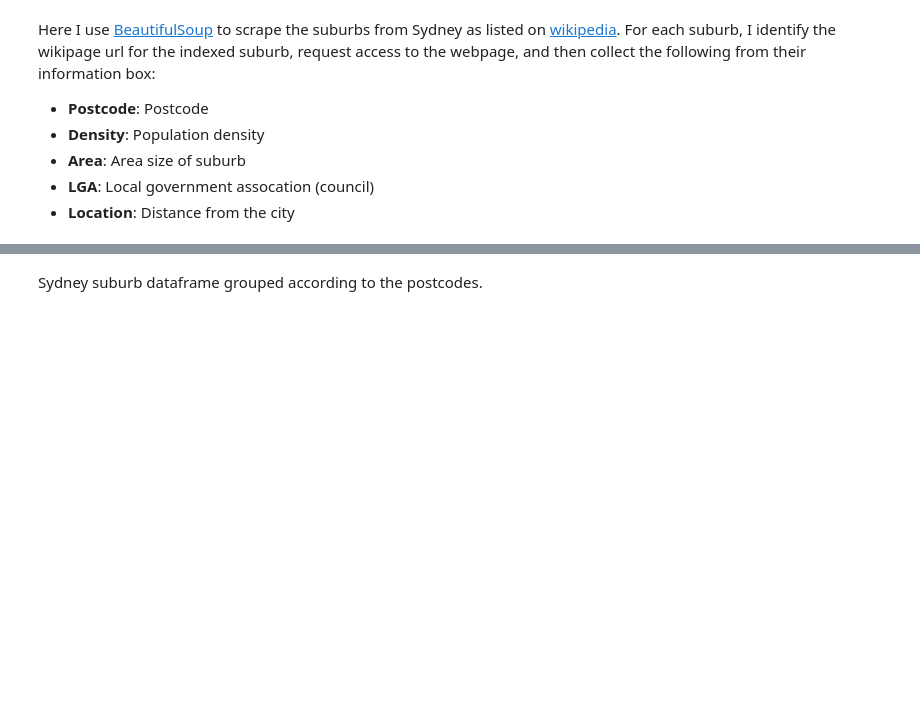
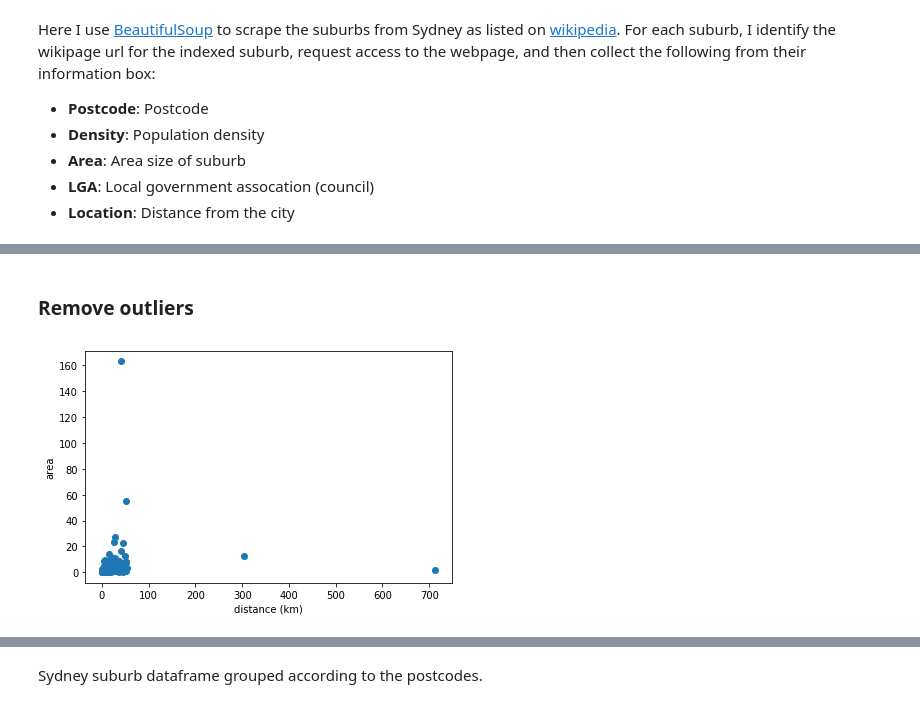
Before and after one commit to jasontran600/IBM_data_science_captstone_project, a Jupyter notebook: Melbourne_Sydney_Tasmania_migration_project/interstate_migration_project.ipynb, the cells around one changed output, grey strips where cells are left out. Saved outputs shown, nothing was run; the diff lists cells and outputs as text; code cells hidden in the pictures; blank space fills up the shorter version.

```diff
--- a/Melbourne_Sydney_Tasmania_migration_project/interstate_migration_project.ipynb
+++ b/Melbourne_Sydney_Tasmania_migration_project/interstate_migration_project.ipynb
@@ -188,0 +339,2 @@ Find and replace cells where the Area, Density, or Location is 0 to a nan. These
+# %%
+syd_suburbs_coord = syd_suburbs_coord.drop_duplicates(subset=['Area', 'Density', 'LGA', 'Postcode', 'lat', 'long', 'geo_dist'])
@@ -188,0 +363,3 @@ Find and replace cells where the Area, Density, or Location is 0 to a nan. These
+# %%
+syd_suburbs_coord["Area"] = syd_suburbs_coord.Area.astype(float)
+syd_suburbs_coord["Density"] = syd_suburbs_coord.Density.astype(float)
@@ -188,0 +387,11 @@ Find and replace cells where the Area, Density, or Location is 0 to a nan. These
+# %%
+# Split dataframe from rows that contain NaN's to those that don't contain Nan's
+# This contains rows where Area and Density are both not NaN's.
+syd_reg_model = syd_suburbs_coord[syd_suburbs_coord['Area'].notnull() & (syd_suburbs_coord['Density'].notnull())]
+
+# This dataframe contains rows where both Area and Density have a NaN.
+syd_reg_predict_both = syd_suburbs_coord[(syd_suburbs_coord['Area'].isnull()) & (syd_suburbs_coord['Density'].isnull())]
+
+#T his dataframe contains rows where either Area and Density have a NaN.
+syd_reg_predict_either = syd_suburbs_coord[(syd_suburbs_coord['Area'].isnull()) | (syd_suburbs_coord['Density'].isnull())]
+syd_reg_predict_either = pd.concat([syd_reg_predict_either, syd_reg_predict_both]).drop_duplicates(keep=False)
@@ -188,0 +409,19 @@ Find and replace cells where the Area, Density, or Location is 0 to a nan. These
+# %% [markdown]
+### Remove outliers
+# %%
+area = syd_reg_model['Area']
+density = syd_reg_model['Density']
+distance = syd_reg_model['geo_dist']
+# %%
+# plt.subplot(1, 2, 1)
+# plt.scatter(distance, density)
+# plt.xlabel('distance (km)')
+# plt.ylabel('density')
+
+#plt.subplot(1, 2, 2)
+plt.scatter(distance, area)
+plt.xlabel('distance (km)')
+plt.ylabel('area')
+plt.tight_layout()
+# %% [output]
+[figure, added]
```
Also changed, not shown: parts of 99 cells of this notebook.
